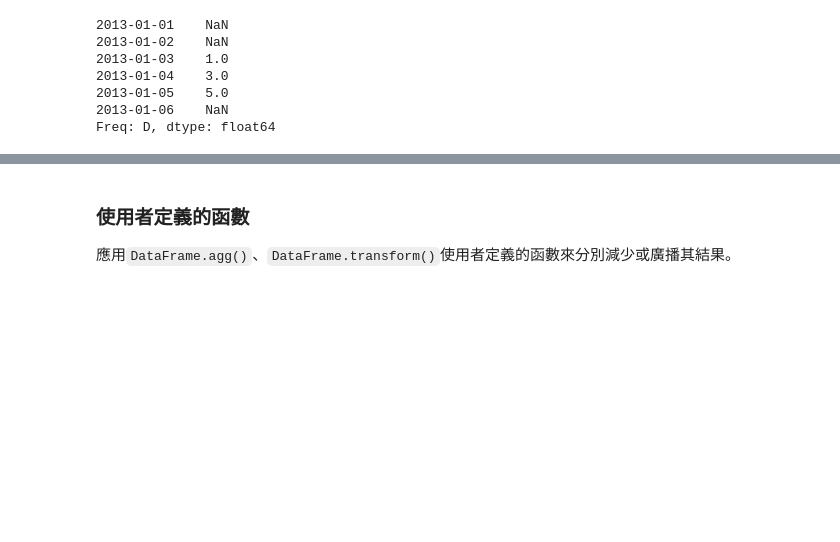
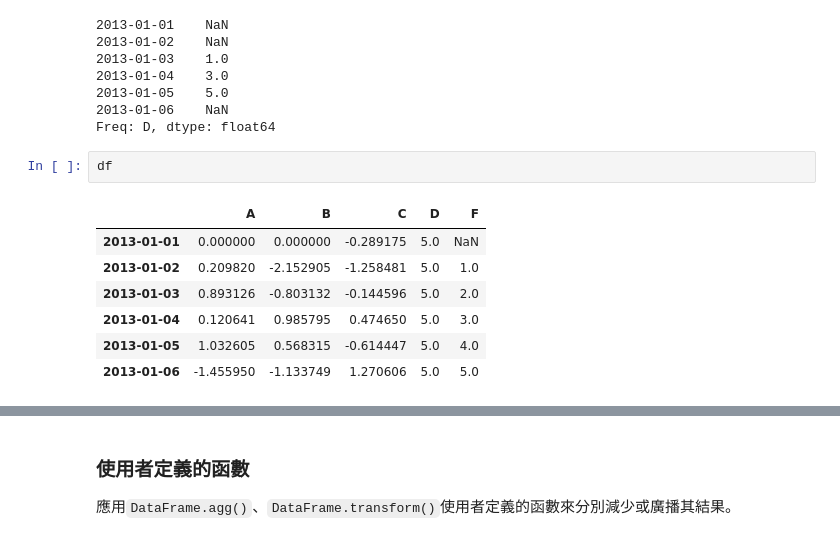
Before and after one commit to willismax/MediaSystem-Python-Course, a Jupyter notebook: 01.Intro-Python/10分鐘Pandas.ipynb, the cells around one changed output, grey strips where cells are left out. Saved outputs shown, nothing was run; the diff lists cells and outputs as text; blank space fills up the shorter version.

```diff
--- a/01.Intro-Python/10分鐘Pandas.ipynb
+++ b/01.Intro-Python/10分鐘Pandas.ipynb
@@ -582,6 +596,16 @@ s
 2013-01-05    5.0
 2013-01-06    NaN
 Freq: D, dtype: float64
+# %%
+df
+# %% [output]
+|  | A | B | C | D | F |
+| 2013-01-01 | 0.000000 | 0.000000 | -0.289175 | 5.0 | NaN |
+| 2013-01-02 | 0.209820 | -2.152905 | -1.258481 | 5.0 | 1.0 |
+| 2013-01-03 | 0.893126 | -0.803132 | -0.144596 | 5.0 | 2.0 |
+| 2013-01-04 | 0.120641 | 0.985795 | 0.474650 | 5.0 | 3.0 |
+| 2013-01-05 | 1.032605 | 0.568315 | -0.614447 | 5.0 | 4.0 |
+| 2013-01-06 | -1.455950 | -1.133749 | 1.270606 | 5.0 | 5.0 |
 # %%
 df.sub(s, axis='index')
 # %% [output]
```
Also changed, not shown: parts of 51 cells of this notebook.
